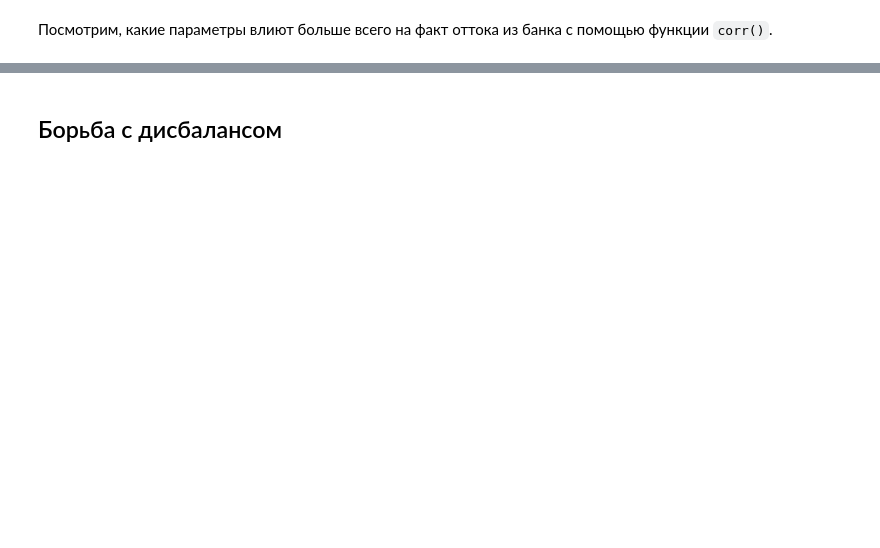
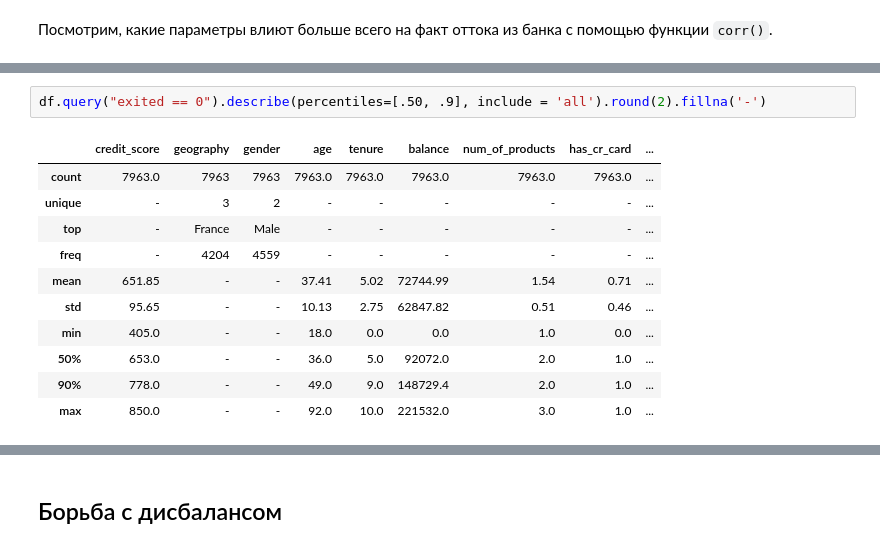
Before and after one commit to valentinatihova/DS_projects, a Jupyter notebook: bank_churn_prediction/bank_churn_prediction.ipynb, the cells around one changed output, grey strips where cells are left out. Drawn from its saved outputs; the diff is of its cells as text; blank space fills up the shorter version.

```diff
--- a/bank_churn_prediction/bank_churn_prediction.ipynb
+++ b/bank_churn_prediction/bank_churn_prediction.ipynb
@@ -216,0 +195,14 @@ def highlight(df_analyses):
+# %%
+df.query("exited == 0").describe(percentiles=[.50, .9], include = 'all').round(2).fillna('-')
+# %% [output]
+|  | credit_score | geography | gender | age | tenure | balance | num_of_products | has_cr_card | ... |
+| count | 7963.0 | 7963 | 7963 | 7963.0 | 7963.0 | 7963.0 | 7963.0 | 7963.0 | ... |
+| unique | - | 3 | 2 | - | - | - | - | - | ... |
+| top | - | France | Male | - | - | - | - | - | ... |
+| freq | - | 4204 | 4559 | - | - | - | - | - | ... |
+| mean | 651.85 | - | - | 37.41 | 5.02 | 72744.99 | 1.54 | 0.71 | ... |
+| std | 95.65 | - | - | 10.13 | 2.75 | 62847.82 | 0.51 | 0.46 | ... |
+| min | 405.0 | - | - | 18.0 | 0.0 | 0.0 | 1.0 | 0.0 | ... |
+| 50% | 653.0 | - | - | 36.0 | 5.0 | 92072.0 | 2.0 | 1.0 | ... |
+| 90% | 778.0 | - | - | 49.0 | 9.0 | 148729.4 | 2.0 | 1.0 | ... |
+| max | 850.0 | - | - | 92.0 | 10.0 | 221532.0 | 3.0 | 1.0 | ... |
```
Also changed, not shown: parts of 120 cells of this notebook.
